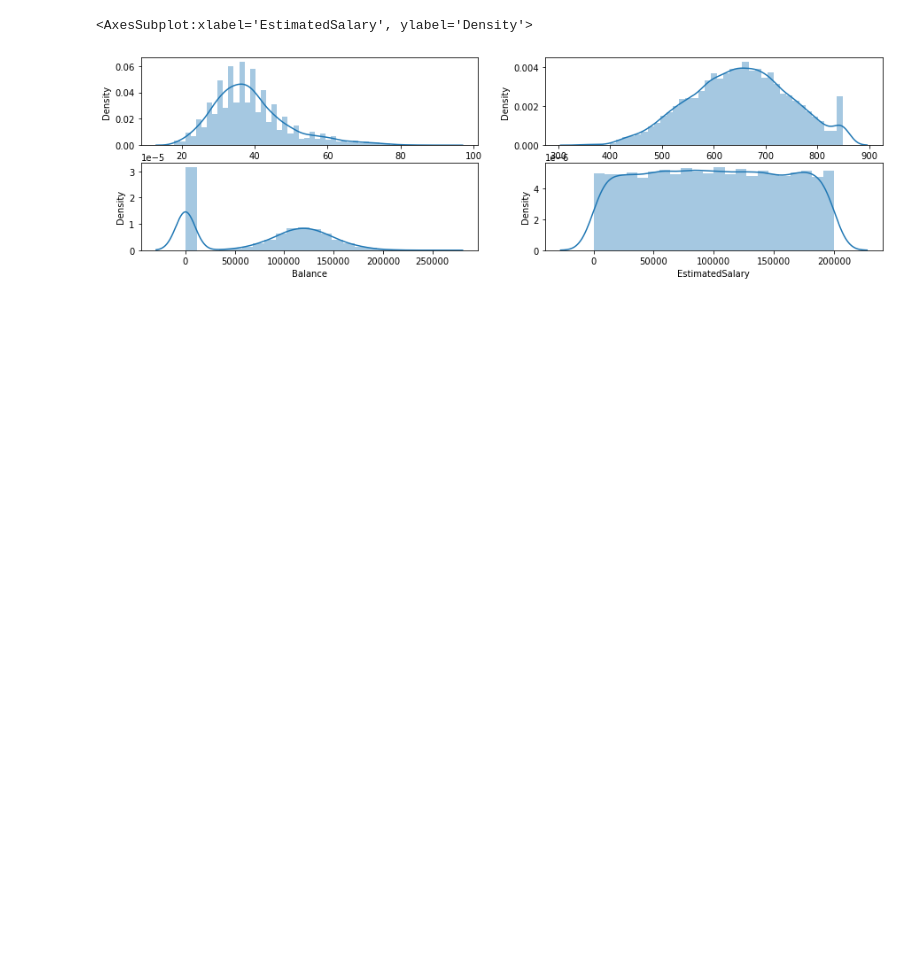
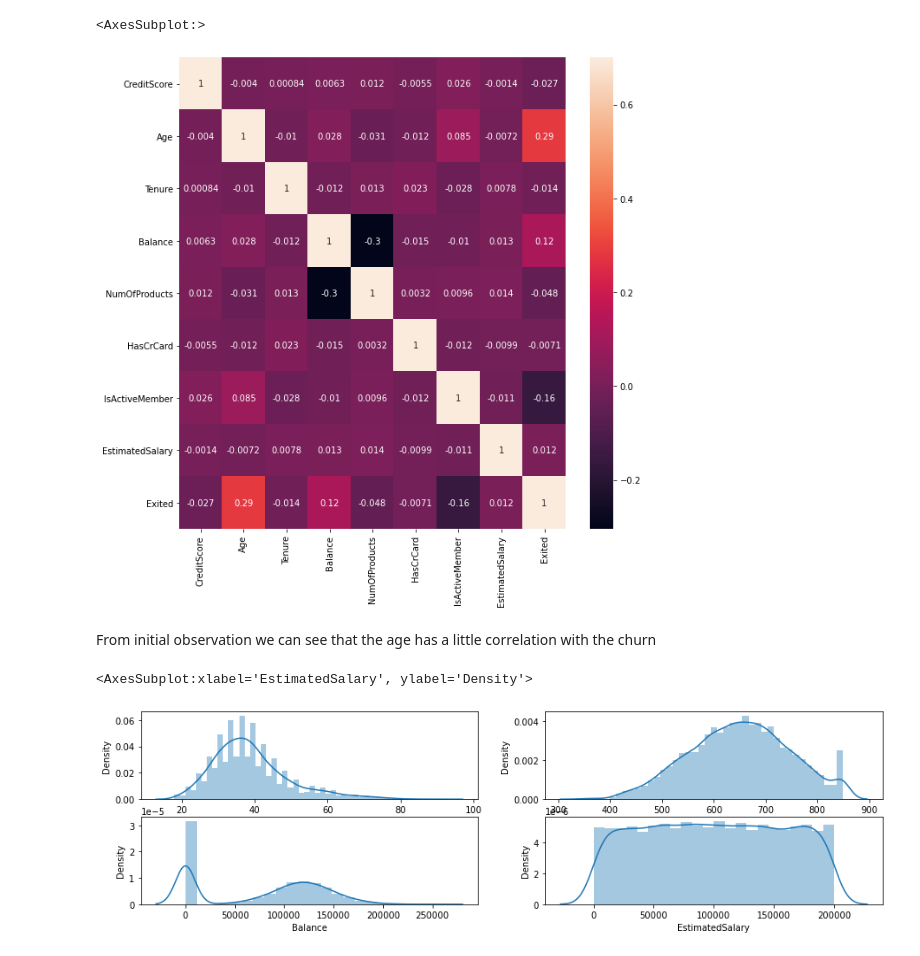
Before and after one commit to Yash4850/DataScience, a Jupyter notebook: Customer Churn Prediction/Churn Prediction.ipynb, the cells around one changed output. Drawn from its saved outputs; the diff is of its cells as text; code cells hidden in the pictures; blank space fills up the shorter version.

```diff
--- a/Customer Churn Prediction/Churn Prediction.ipynb
+++ b/Customer Churn Prediction/Churn Prediction.ipynb
@@ -60,3 +68,11 @@ data.describe()
+# %%
+plt.figure(figsize=(10,10))
+sns.heatmap(data.corr(),vmax=.7,cbar=True,annot=True)
+# %% [output]
+<AxesSubplot:>
+[figure, added]
+# %% [markdown]
+From initial observation we can see that the age has a little correlation with the churn
 # %%
 fig, ((axis1,axis2),(axis3,axis4)) = plt.subplots(2,2,figsize=(15,4))
 sns.distplot(data['Age'], ax=axis1)
```
Also changed, not shown: parts of 7 cells of this notebook, 5 other files.
